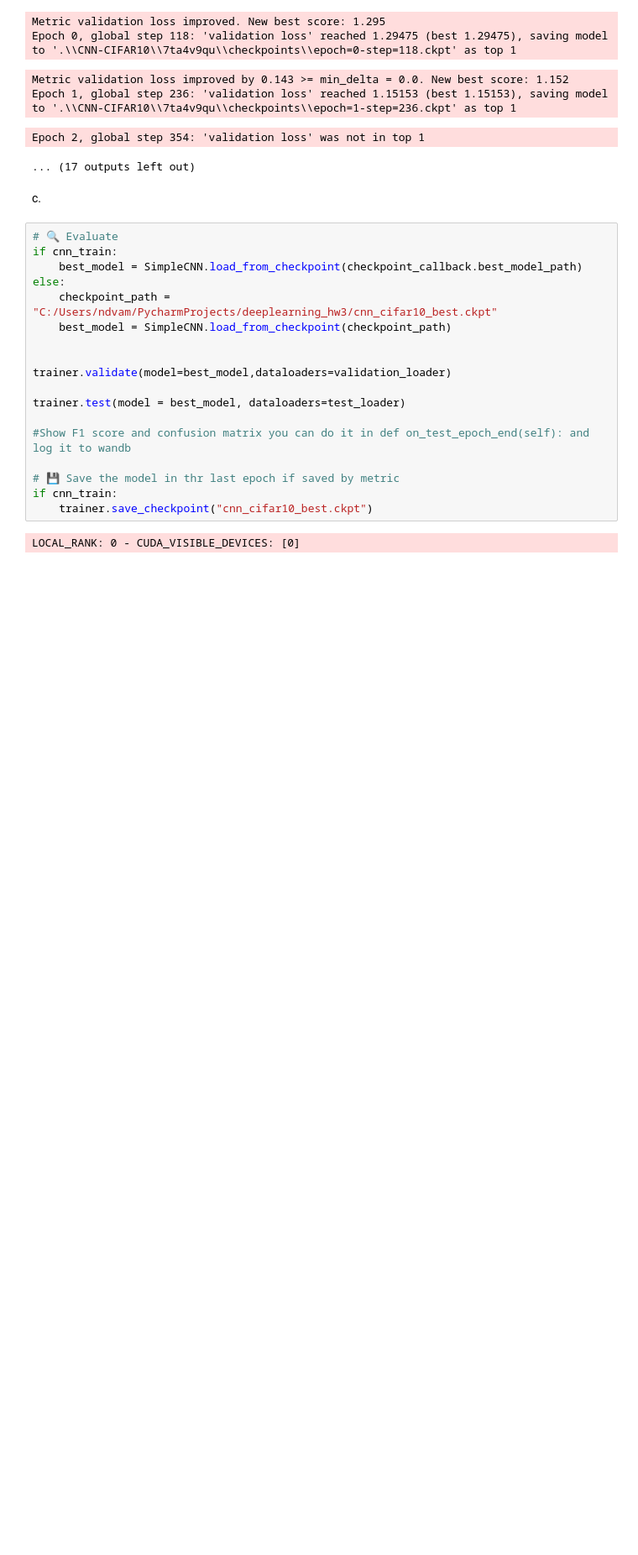
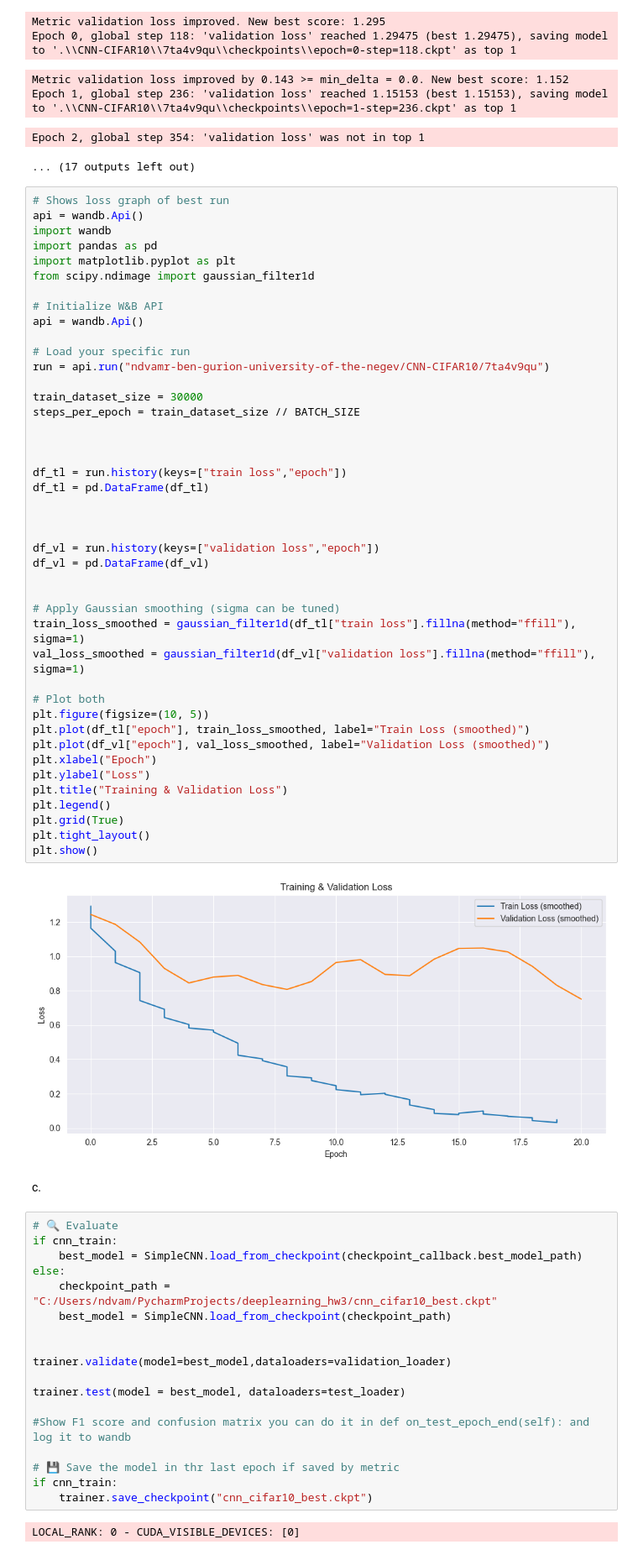
Before and after one commit to amirnadaBGU/deeplearning_hw3, a Jupyter notebook: Assignment3.ipynb, the cells around one changed output. Shown at 84% size. Saved outputs shown, nothing was run; the diff lists cells and outputs as text; blank space fills up the shorter version.

```diff
--- a/Assignment3.ipynb
+++ b/Assignment3.ipynb
@@ -408,6 +408,51 @@ Metric validation loss improved by 0.143 >= min_delta = 0.0. New best score: 1.1
 Epoch 1, global step 236: 'validation loss' reached 1.15153 (best 1.15153), saving model to '.\\CNN-CIFAR10\\7ta4v9qu\\checkpoints\\epoch=1-step=236.ckpt' as top 1
 Epoch 2, global step 354: 'validation loss' was not in top 1
 ... (17 outputs left out)
+# %%
+# Shows loss graph of best run
+api = wandb.Api()
+import wandb
+import pandas as pd
+import matplotlib.pyplot as plt
+from scipy.ndimage import gaussian_filter1d
+
+# Initialize W&B API
+api = wandb.Api()
+
+# Load your specific run
+run = api.run("ndvamr-ben-gurion-university-of-the-negev/CNN-CIFAR10/7ta4v9qu")
+
+train_dataset_size = 30000
+steps_per_epoch = train_dataset_size // BATCH_SIZE
+
+
+
+df_tl = run.history(keys=["train loss","epoch"])
+df_tl = pd.DataFrame(df_tl)
+
+
+
+df_vl = run.history(keys=["validation loss","epoch"])
+df_vl = pd.DataFrame(df_vl)
+
+
+# Apply Gaussian smoothing (sigma can be tuned)
+train_loss_smoothed = gaussian_filter1d(df_tl["train loss"].fillna(method="ffill"), sigma=1)
+val_loss_smoothed = gaussian_filter1d(df_vl["validation loss"].fillna(method="ffill"), sigma=1)
+
+# Plot both
+plt.figure(figsize=(10, 5))
+plt.plot(df_tl["epoch"], train_loss_smoothed, label="Train Loss (smoothed)")
+plt.plot(df_vl["epoch"], val_loss_smoothed, label="Validation Loss (smoothed)")
+plt.xlabel("Epoch")
+plt.ylabel("Loss")
+plt.title("Training & Validation Loss")
+plt.legend()
+plt.grid(True)
+plt.tight_layout()
+plt.show()
+# %% [output]
+[figure, added]
 # %% [markdown]
 c.
 # %%
```
Also changed, not shown: parts of 5 cells of this notebook.
